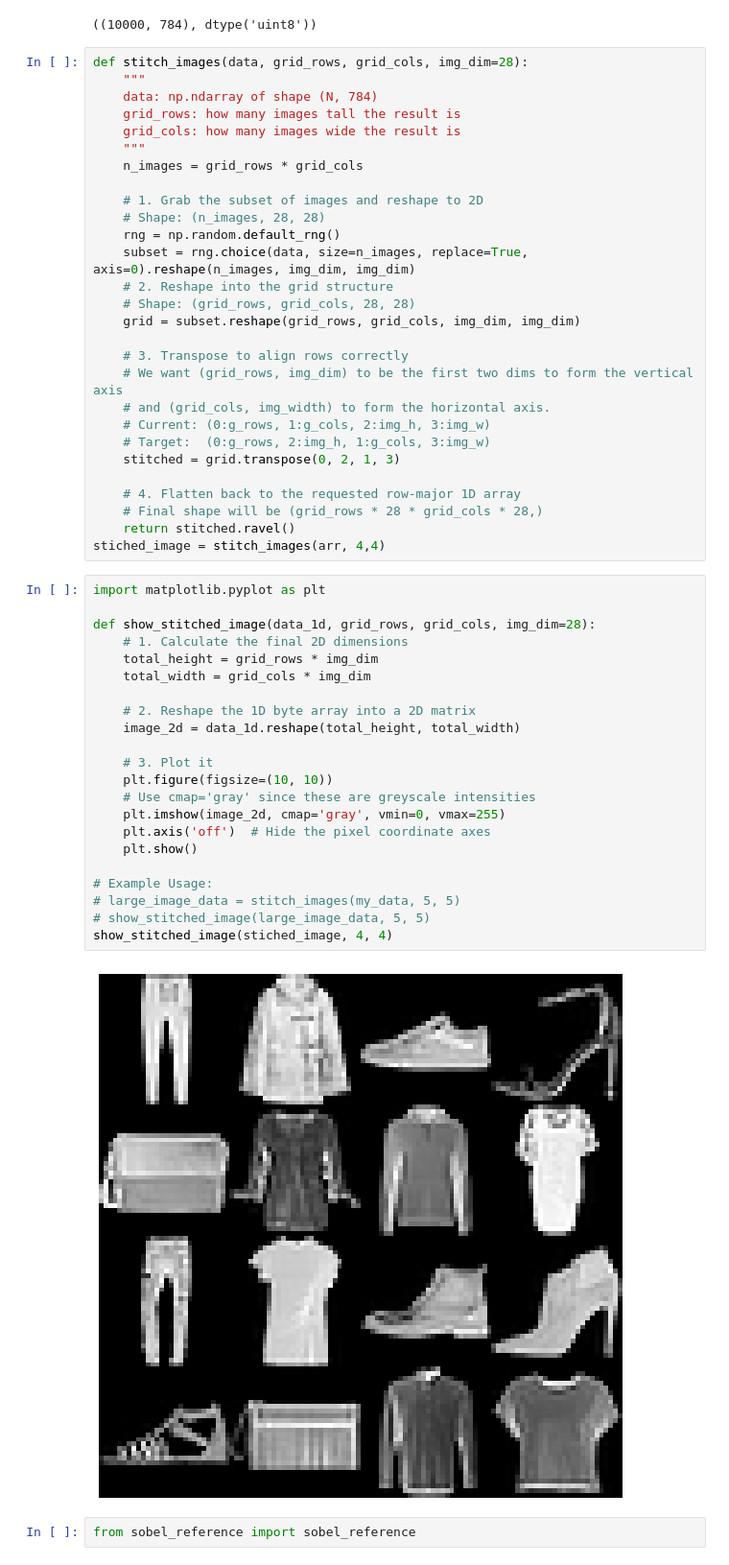
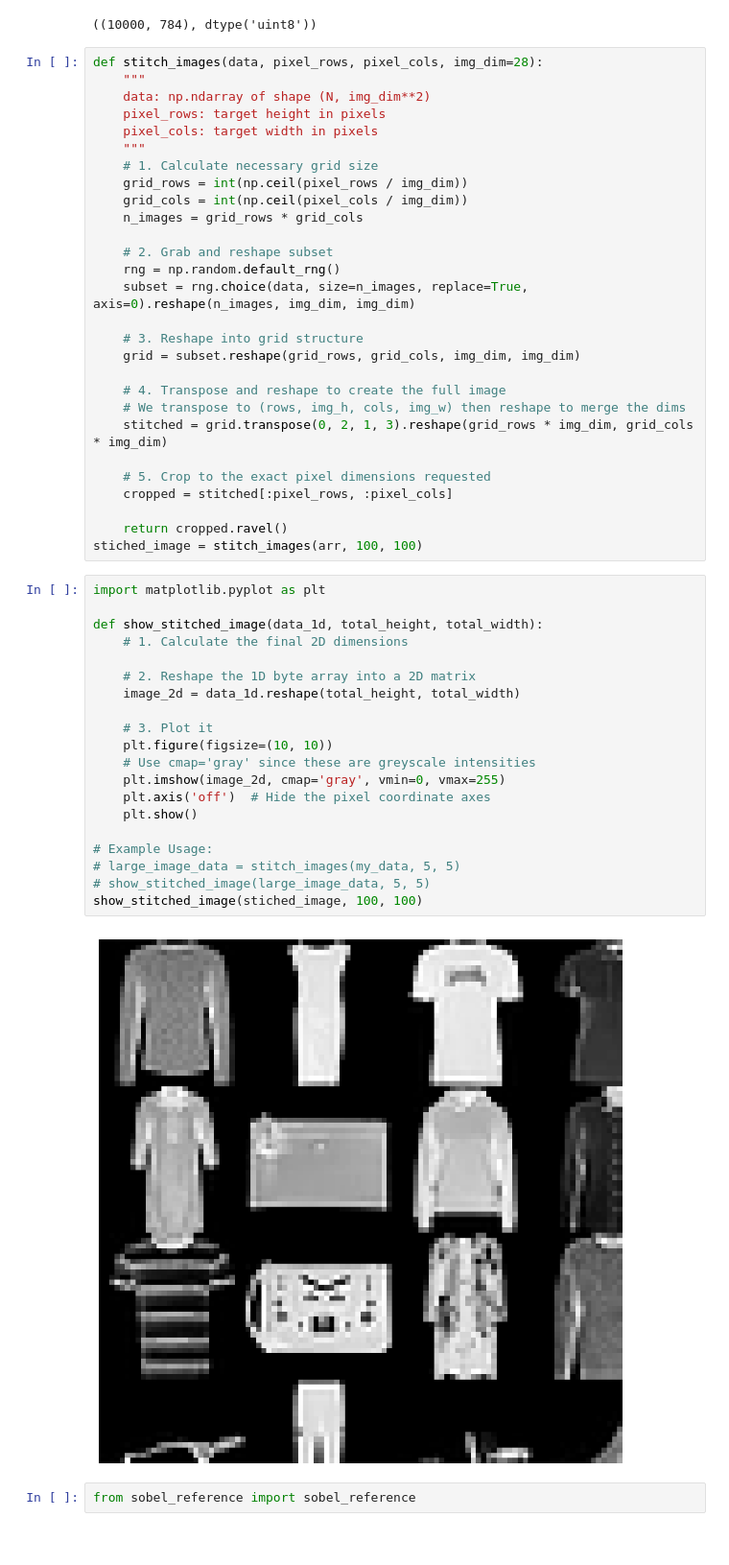
Before and after one commit to laurenceyyf/cs5220-final-project, a Jupyter notebook: python/stitcher.ipynb, the cells around one changed output. Shown at 96% size. Drawn from its saved outputs; the diff is of its cells as text.

Commit message:
changing sticther to work with total pixels instead of number of images

```diff
--- a/python/stitcher.ipynb
+++ b/python/stitcher.ipynb
@@ -12,57 +12,55 @@ arr.shape, arr.dtype
 # %% [output]
 ((10000, 784), dtype('uint8'))
 # %%
-def stitch_images(data, grid_rows, grid_cols, img_dim=28):
+def stitch_images(data, pixel_rows, pixel_cols, img_dim=28):
     """
-    data: np.ndarray of shape (N, 784)
-    grid_rows: how many images tall the result is
-    grid_cols: how many images wide the result is
+    data: np.ndarray of shape (N, img_dim**2)
+    pixel_rows: target height in pixels
+    pixel_cols: target width in pixels
     """
+    # 1. Calculate necessary grid size
+    grid_rows = int(np.ceil(pixel_rows / img_dim))
+    grid_cols = int(np.ceil(pixel_cols / img_dim))
     n_images = grid_rows * grid_cols
 
-    # 1. Grab the subset of images and reshape to 2D
-    # Shape: (n_images, 28, 28)
+    # 2. Grab and reshape subset
     rng = np.random.default_rng()
     subset = rng.choice(data, size=n_images, replace=True, axis=0).reshape(n_images, img_dim, img_dim)
-    # 2. Reshape into the grid structure
-    # Shape: (grid_rows, grid_cols, 28, 28)
+
+    # 3. Reshape into grid structure
     grid = subset.reshape(grid_rows, grid_cols, img_dim, img_dim)
 
-    # 3. Transpose to align rows correctly
-    # We want (grid_rows, img_dim) to be the first two dims to form the vertical axis
-    # and (grid_cols, img_width) to form the horizontal axis.
-    # Current: (0:g_rows, 1:g_cols, 2:img_h, 3:img_w)
-    # Target:  (0:g_rows, 2:img_h, 1:g_cols, 3:img_w)
-    stitched = grid.transpose(0, 2, 1, 3)
+    # 4. Transpose and reshape to create the full image
+    # We transpose to (rows, img_h, cols, img_w) then reshape to merge the dims
+    stitched = grid.transpose(0, 2, 1, 3).reshape(grid_rows * img_dim, grid_cols * img_dim)
 
-    # 4. Flatten back to the requested row-major 1D array
-    # Final shape will be (grid_rows * 28 * grid_cols * 28,)
-    return stitched.ravel()
-stiched_image = stitch_images(arr, 4,4)
+    # 5. Crop to the exact pixel dimensions requested
+    cropped = stitched[:pixel_rows, :pixel_cols]
+
+    return cropped.ravel()
+stiched_image = stitch_images(arr, 100, 100)
 # %%
 import matplotlib.pyplot as plt
 
-def show_stitched_image(data_1d, grid_rows, grid_cols, img_dim=28):
+def show_stitched_image(data_1d, total_height, total_width):
     # 1. Calculate the final 2D dimensions
-    total_height = grid_rows * img_dim
-    total_width = grid_cols * img_dim
 
     # 2. Reshape the 1D byte array into a 2D matrix
     image_2d = data_1d.reshape(total_height, total_width)
 
     # 3. Plot it
     plt.figure(figsize=(10, 10))
     # Use cmap='gray' since these are greyscale intensities
     plt.imshow(image_2d, cmap='gray', vmin=0, vmax=255)
     plt.axis('off')  # Hide the pixel coordinate axes
     plt.show()
 
 # Example Usage:
 # large_image_data = stitch_images(my_data, 5, 5)
 # show_stitched_image(large_image_data, 5, 5)
-show_stitched_image(stiched_image, 4, 4)
+show_stitched_image(stiched_image, 100, 100)
 # %% [output]
-[figure, old version]
+[figure, new version]
 # %%
 from sobel_reference import sobel_reference
 # %%
```
Also changed, not shown: 3 other files.
